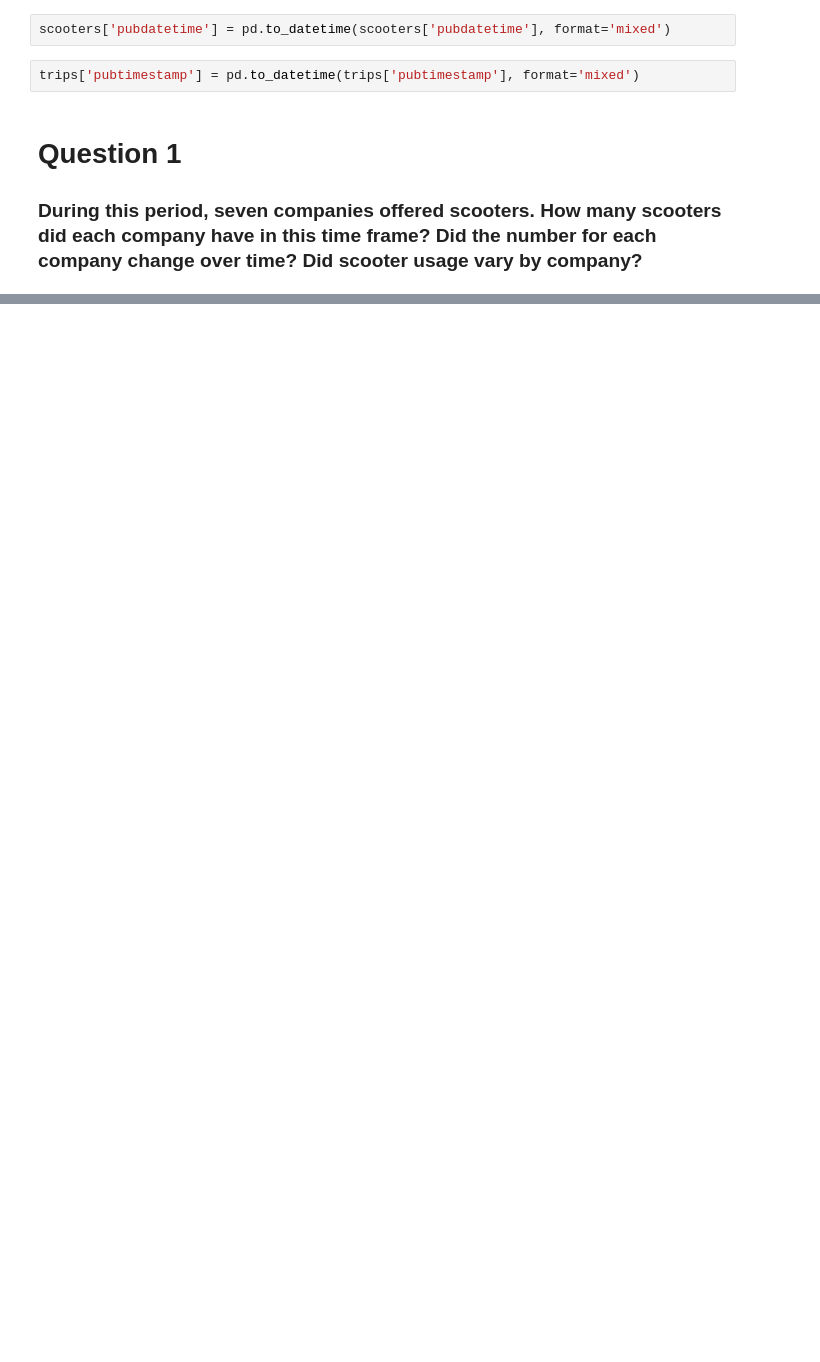
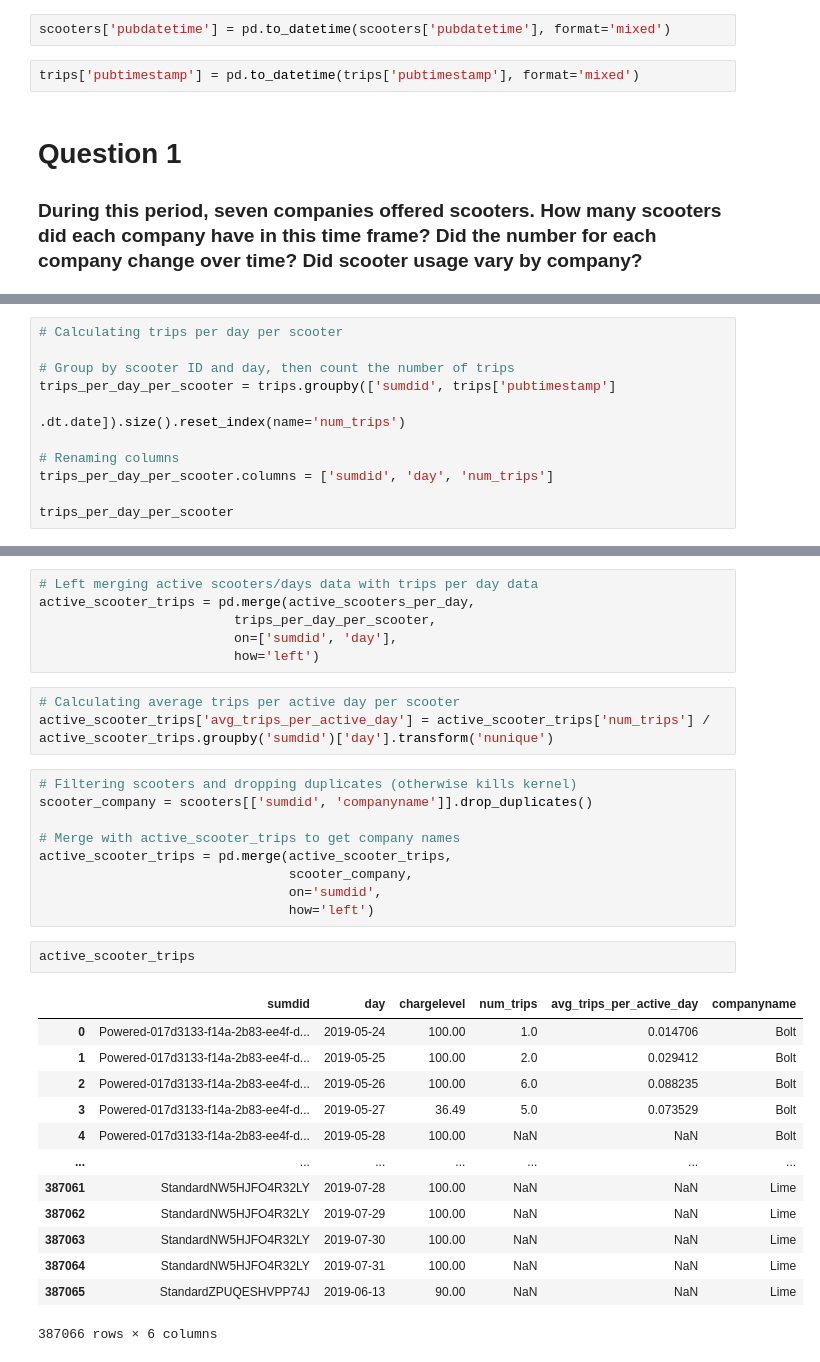
Before and after one commit to NSS-Data-Analytics-Cohort-11/scooters-no-pineapple, a Jupyter notebook: notebook/scooters.ipynb, the cells around one changed output, grey strips where cells are left out. Drawn from its saved outputs; the diff is of its cells as text; blank space fills up the shorter version.

```diff
--- a/notebook/scooters.ipynb
+++ b/notebook/scooters.ipynb
@@ -182,0 +214,11 @@ plt.show()
+# %%
+# Calculating trips per day per scooter
+
+# Group by scooter ID and day, then count the number of trips
+trips_per_day_per_scooter = trips.groupby(['sumdid', trips['pubtimestamp']
+                                           .dt.date]).size().reset_index(name='num_trips')
+
+# Renaming columns
+trips_per_day_per_scooter.columns = ['sumdid', 'day', 'num_trips']
+
+trips_per_day_per_scooter
@@ -182,0 +239,34 @@ plt.show()
+# %%
+# Left merging active scooters/days data with trips per day data
+active_scooter_trips = pd.merge(active_scooters_per_day,
+                         trips_per_day_per_scooter,
+                         on=['sumdid', 'day'],
+                         how='left')
+# %%
+# Calculating average trips per active day per scooter
+active_scooter_trips['avg_trips_per_active_day'] = active_scooter_trips['num_trips'] / active_scooter_trips.groupby('sumdid')['day'].transform('nunique')
+# %%
+# Filtering scooters and dropping duplicates (otherwise kills kernel)
+scooter_company = scooters[['sumdid', 'companyname']].drop_duplicates()
+
+# Merge with active_scooter_trips to get company names
+active_scooter_trips = pd.merge(active_scooter_trips,
+                                scooter_company,
+                                on='sumdid',
+                                how='left')
+# %%
+active_scooter_trips
+# %% [output]
+|  | sumdid | day | chargelevel | num_trips | avg_trips_per_active_day | companyname |
+| 0 | Powered-017d3133-f14a-2b83-ee4f-d... | 2019-05-24 | 100.00 | 1.0 | 0.014706 | Bolt |
+| 1 | Powered-017d3133-f14a-2b83-ee4f-d... | 2019-05-25 | 100.00 | 2.0 | 0.029412 | Bolt |
+| 2 | Powered-017d3133-f14a-2b83-ee4f-d... | 2019-05-26 | 100.00 | 6.0 | 0.088235 | Bolt |
+| 3 | Powered-017d3133-f14a-2b83-ee4f-d... | 2019-05-27 | 36.49 | 5.0 | 0.073529 | Bolt |
+| 4 | Powered-017d3133-f14a-2b83-ee4f-d... | 2019-05-28 | 100.00 | NaN | NaN | Bolt |
+| ... | ... | ... | ... | ... | ... | ... |
+| 387061 | StandardNW5HJFO4R32LY | 2019-07-28 | 100.00 | NaN | NaN | Lime |
+| 387062 | StandardNW5HJFO4R32LY | 2019-07-29 | 100.00 | NaN | NaN | Lime |
+| 387063 | StandardNW5HJFO4R32LY | 2019-07-30 | 100.00 | NaN | NaN | Lime |
+| 387064 | StandardNW5HJFO4R32LY | 2019-07-31 | 100.00 | NaN | NaN | Lime |
+| 387065 | StandardZPUQESHVPP74J | 2019-06-13 | 90.00 | NaN | NaN | Lime |
+387066 rows × 6 columns
```
Also changed, not shown: parts of 14 cells of this notebook.
